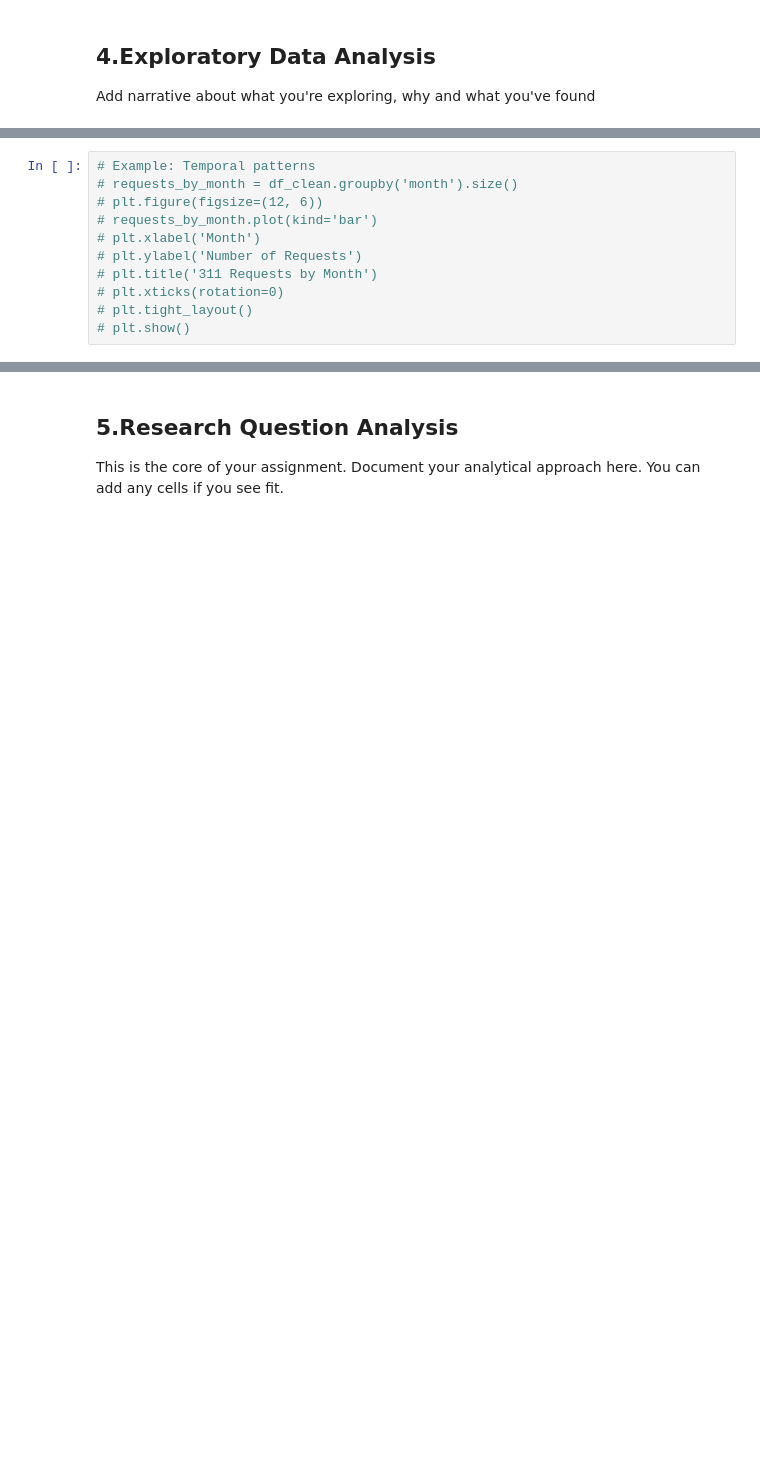
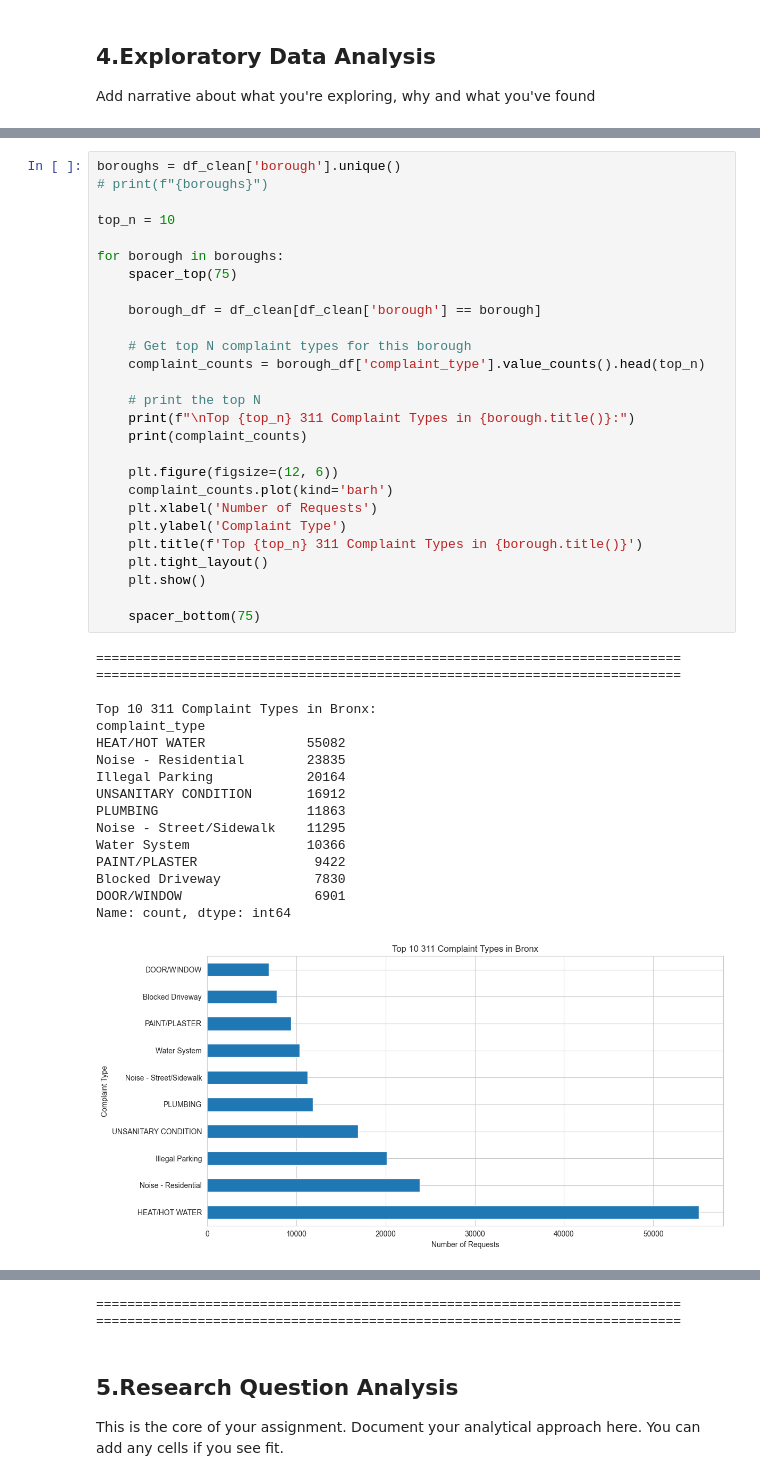
Before and after one commit to npisar/SI313-homework, a Jupyter notebook: module assignments/pisarczyk_Readymade Data Assignment.ipynb, the cells around one changed output, grey strips where cells are left out. Drawn from its saved outputs; the diff is of its cells as text; blank space fills up the shorter version.

```diff
--- a/module assignments/pisarczyk_Readymade Data Assignment.ipynb
+++ b/module assignments/pisarczyk_Readymade Data Assignment.ipynb
@@ -482,11 +500,45 @@ Add narrative about what you're exploring, why and what you've found
-# %%
-# Example: Temporal patterns
-# requests_by_month = df_clean.groupby('month').size()
-# plt.figure(figsize=(12, 6))
-# requests_by_month.plot(kind='bar')
-# plt.xlabel('Month')
-# plt.ylabel('Number of Requests')
-# plt.title('311 Requests by Month')
-# plt.xticks(rotation=0)
-# plt.tight_layout()
-# plt.show()
+# %%
+boroughs = df_clean['borough'].unique()
+# print(f"{boroughs}")
+
+top_n = 10
+
+for borough in boroughs:
+    spacer_top(75)
+
+    borough_df = df_clean[df_clean['borough'] == borough]
+
+    # Get top N complaint types for this borough
+    complaint_counts = borough_df['complaint_type'].value_counts().head(top_n)
+
+    # print the top N
+    print(f"\nTop {top_n} 311 Complaint Types in {borough.title()}:")
+    print(complaint_counts)
+
+    plt.figure(figsize=(12, 6))
+    complaint_counts.plot(kind='barh')
+    plt.xlabel('Number of Requests')
+    plt.ylabel('Complaint Type')
+    plt.title(f'Top {top_n} 311 Complaint Types in {borough.title()}')
+    plt.tight_layout()
+    plt.show()
+
+    spacer_bottom(75)
+# %% [output]
+===========================================================================
+===========================================================================
+
+Top 10 311 Complaint Types in Bronx:
+complaint_type
+HEAT/HOT WATER             55082
+Noise - Residential        23835
+Illegal Parking            20164
+UNSANITARY CONDITION       16912
+PLUMBING                   11863
+Noise - Street/Sidewalk    11295
+Water System               10366
+PAINT/PLASTER               9422
+Blocked Driveway            7830
+DOOR/WINDOW                 6901
+Name: count, dtype: int64
+[figure, added]
@@ -493,3 +617,5 @@ Add narrative about what you're exploring, why and what you've found
+===========================================================================
+===========================================================================
 # %% [markdown]
 ## 5.Research Question Analysis
 
```
Also changed, not shown: parts of 14 cells of this notebook, 1 other file.
